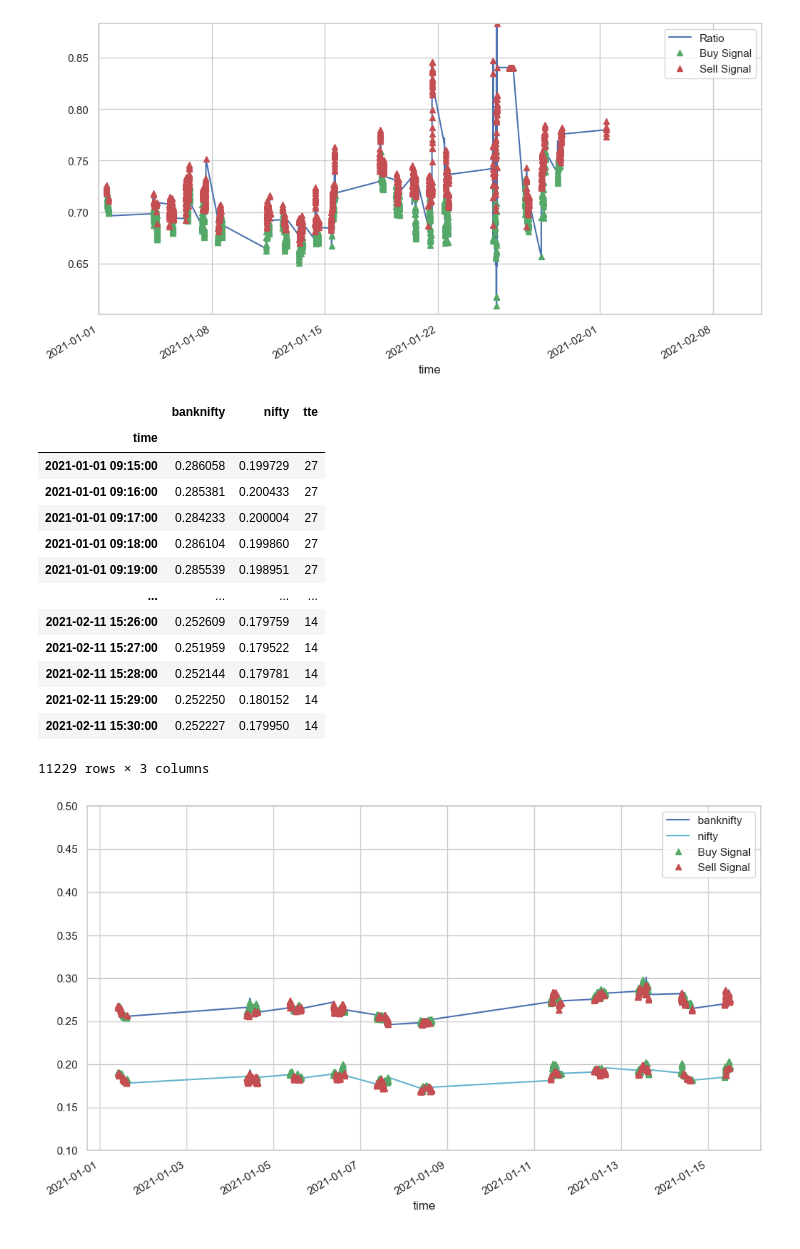
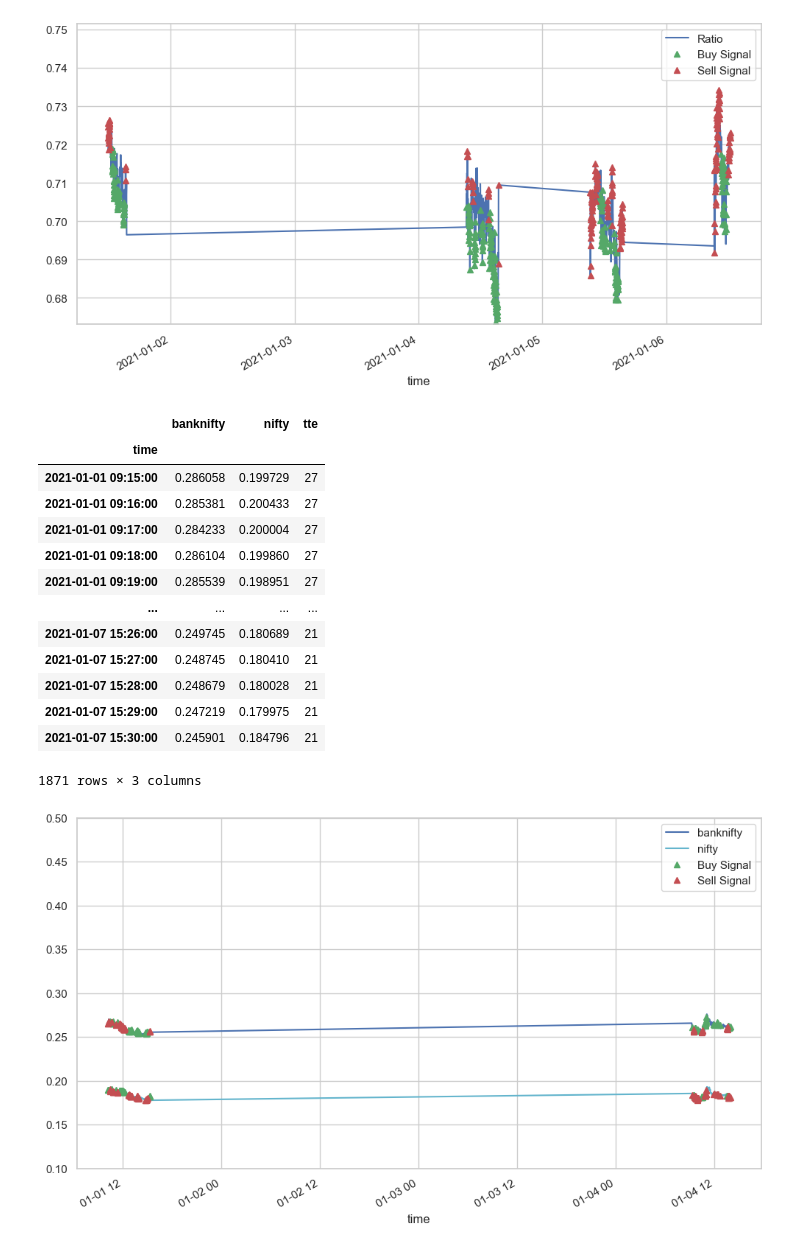
Before and after one commit to VishalReddy3105/Pairs-Trading-Nifty-BankNifty, a Jupyter notebook: alter.ipynb, the cells around one changed output. Drawn from its saved outputs; the diff is of its cells as text; code cells hidden in the pictures.

```diff
--- a/alter.ipynb
+++ b/alter.ipynb
@@ -26,7 +26,7 @@ filtered_data.drop(columns=['Time'], inplace=True)
 # %%
 filtered_data.index = pd.to_datetime(filtered_data.index)
 filtered_data1 = filtered_data[filtered_data.index.dayofweek < 5]
-df = filtered_data1[:11280]
+df = filtered_data1[:1880]
 df
 # %% [output]
 |  | banknifty | nifty | tte |
@@ -89,6 +89,6 @@ print(len(ratios) * .70 )
 # %%
-train = ratios[:7860]
-test = ratios[7860:]
+train = ratios[:1310]
+test = ratios[1310:]
 # %%
 ratios_mavg5 = train.rolling(window=5, center=False).mean()
 ratios_mavg60 = train.rolling(window=60, center=False).mean()
@@ -127,11 +127,11 @@ buy[160:].plot(color='g', linestyle='None', marker='^')
 sell[160:].plot(color='r', linestyle='None', marker='^')
 x1, x2, y1, y2 = plt.axis()
 plt.axis((x1, x2, ratios.min(), ratios.max()))
-plt.xlim('2021-01-01', '2021-02-11')
+# plt.xlim('2021-01-01', '2021-02-11')
 plt.legend(['Ratio', 'Buy Signal', 'Sell Signal'])
 plt.show()
 # %% [output]
-[figure, old version]
+[figure, new version]
 # %%
 df
 # %% [output]
@@ -143,41 +143,41 @@ df
 | 2021-01-01 09:18:00 | 0.286104 | 0.199860 | 27 |
 | 2021-01-01 09:19:00 | 0.285539 | 0.198951 | 27 |
 | ... | ... | ... | ... |
-| 2021-02-11 15:26:00 | 0.252609 | 0.179759 | 14 |
-| 2021-02-11 15:27:00 | 0.251959 | 0.179522 | 14 |
-| 2021-02-11 15:28:00 | 0.252144 | 0.179781 | 14 |
-| 2021-02-11 15:29:00 | 0.252250 | 0.180152 | 14 |
-| 2021-02-11 15:30:00 | 0.252227 | 0.179950 | 14 |
+| 2021-01-07 15:26:00 | 0.249745 | 0.180689 | 21 |
+| 2021-01-07 15:27:00 | 0.248745 | 0.180410 | 21 |
+| 2021-01-07 15:28:00 | 0.248679 | 0.180028 | 21 |
+| 2021-01-07 15:29:00 | 0.247219 | 0.179975 | 21 |
+| 2021-01-07 15:30:00 | 0.245901 | 0.184796 | 21 |
-11229 rows × 3 columns
+1871 rows × 3 columns
 # %%
 plt.figure(figsize=(12,7))
-S1 = df['banknifty'].iloc[:3930]
-S2 = df['nifty'].iloc[:3930]
+S1 = df['banknifty'].iloc[:655]
+S2 = df['nifty'].iloc[:655]
 
 S1[60:].plot(color='b')
 S2[60:].plot(color='c')
 
 buyR = 0*S1.copy()
 sellR = 0*S1.copy()
 
 # When you buy the ratio, you buy stock S1 and sell S2
 buyR[buy!=0] = S1[buy!=0]
 sellR[buy!=0] = S2[buy!=0]
 
 # When you sell the ratio, you sell stock S1 and buy S2
 buyR[sell!=0] = S2[sell!=0]
 sellR[sell!=0] = S1[sell!=0]
 
 buyR[60:].plot(color='g', linestyle='None', marker='^')
 sellR[60:].plot(color='r', linestyle='None', marker='^')
 x1, x2, y1, y2 = plt.axis()
 plt.axis((x1, x2, min(S1.min(), S2.min()), max(S1.max(), S2.max())))
 plt.ylim(0.1, 0.5)
 # plt.xlim('2021-01-01', '2021-02-11')
 plt.legend(['banknifty', 'nifty', 'Buy Signal', 'Sell Signal'])
 plt.show()
 # %% [output]
-[figure, old version]
+[figure, new version]
 # %%
 # Trade using a simple strategy
 def trade(S1, S2, window1, window2):
```
Also changed, not shown: parts of 13 cells of this notebook, 1 other file.
